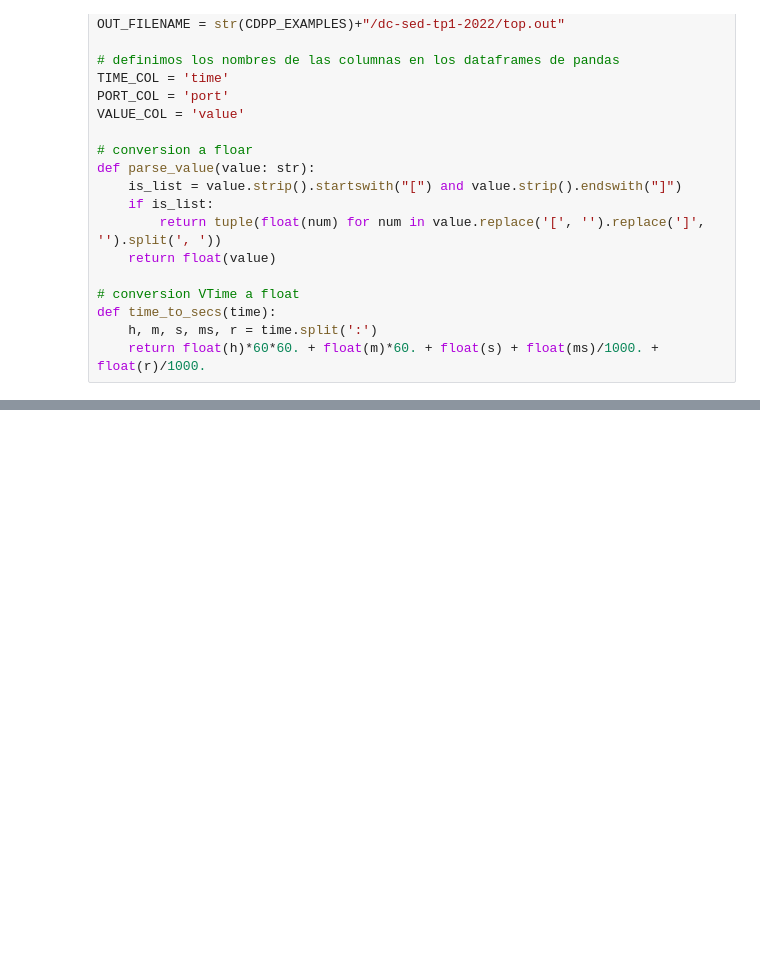
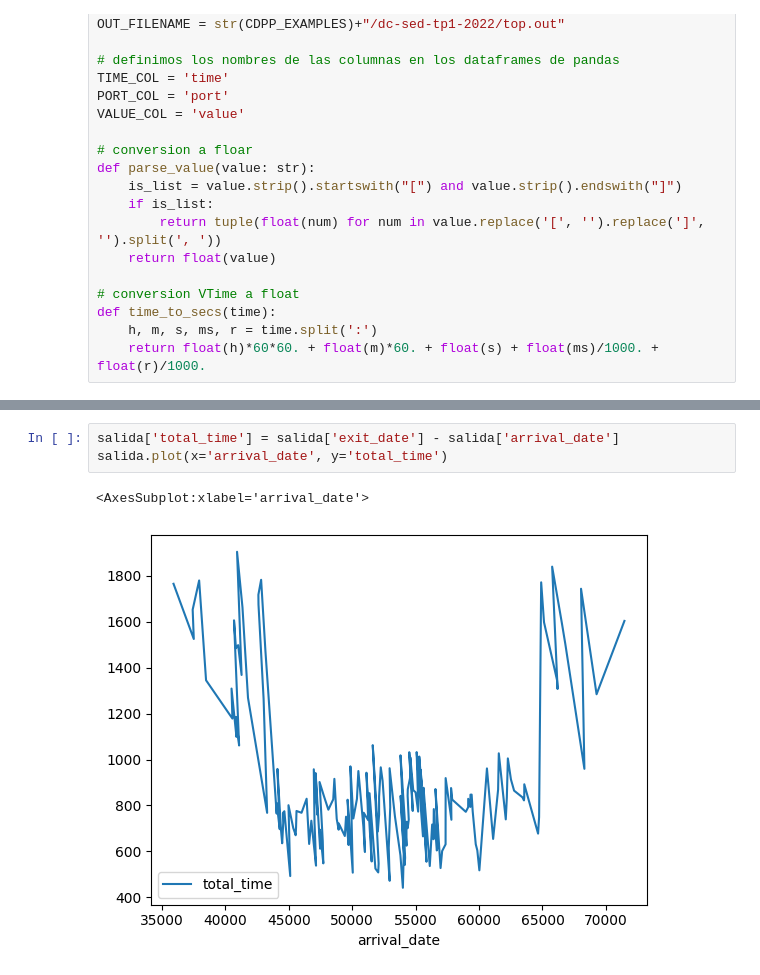
Before and after one commit to mcarreiro/dc-sed-tp1-2022, a Jupyter notebook: notebooks/inbound.ipynb, the cells around one changed output, grey strips where cells are left out. Saved outputs shown, nothing was run; the diff lists cells and outputs as text; blank space fills up the shorter version.

```diff
--- a/notebooks/inbound.ipynb
+++ b/notebooks/inbound.ipynb
@@ -151,0 +136,6 @@ salida
+# %%
+salida['total_time'] = salida['exit_date'] - salida['arrival_date']
+salida.plot(x='arrival_date', y='total_time')
+# %% [output]
+<AxesSubplot:xlabel='arrival_date'>
+[figure, added]
```
Also changed, not shown: parts of 3 cells of this notebook, 3 other files.
